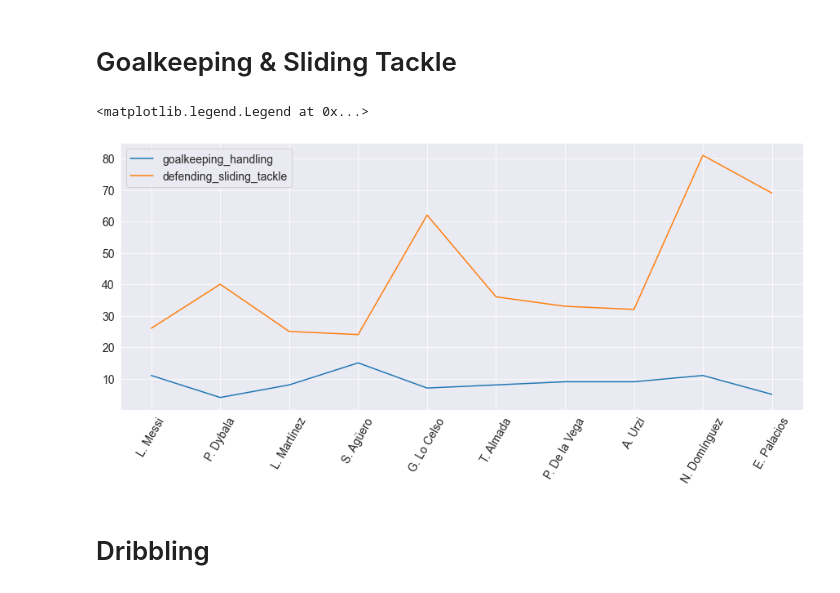
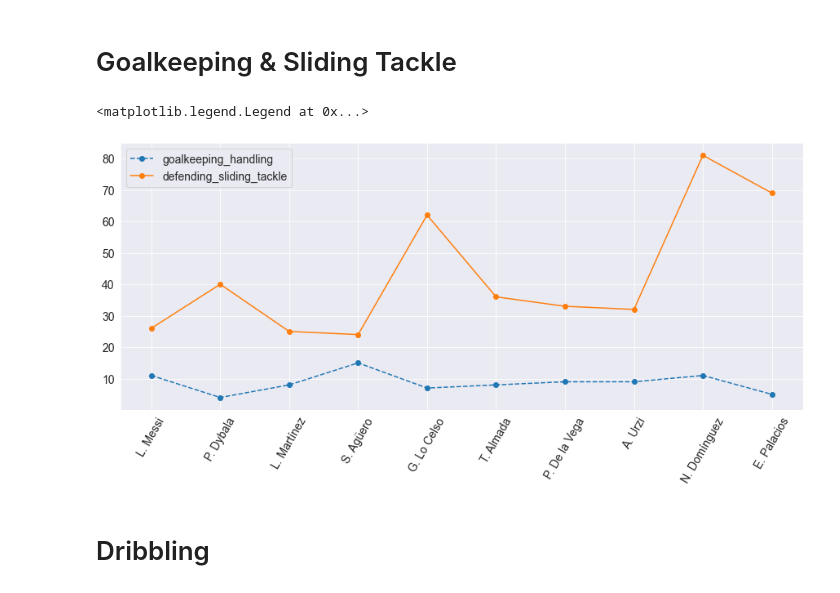
Before and after one commit to Arpan-tech-create/Exploratory_Data_Analysis, a Jupyter notebook: Football_Players_Analysis/players.ipynb, the cells around one changed output. Cells and saved outputs as stored; diff of their text form; code cells hidden in the pictures.

```diff
--- a/Football_Players_Analysis/players.ipynb
+++ b/Football_Players_Analysis/players.ipynb
@@ -169,12 +169,12 @@ val=final_df.defending_sliding_tackle
 # %%
 plt.figure(figsize=(15,6))
 plt.xticks(rotation=60)
-plt.plot(players,pot)
-plt.plot(players,val)
+plt.plot(players,pot,marker='o',linestyle='--')
+plt.plot(players,val,marker='o')
 plt.legend(['goalkeeping_handling','defending_sliding_tackle'])
 # %% [output]
 <matplotlib.legend.Legend at 0x...>
-[figure, old version]
+[figure, new version]
 # %% [markdown]
 # Dribbling
 # %%
```
Also changed, not shown: parts of 4 cells of this notebook, 3 other files.
